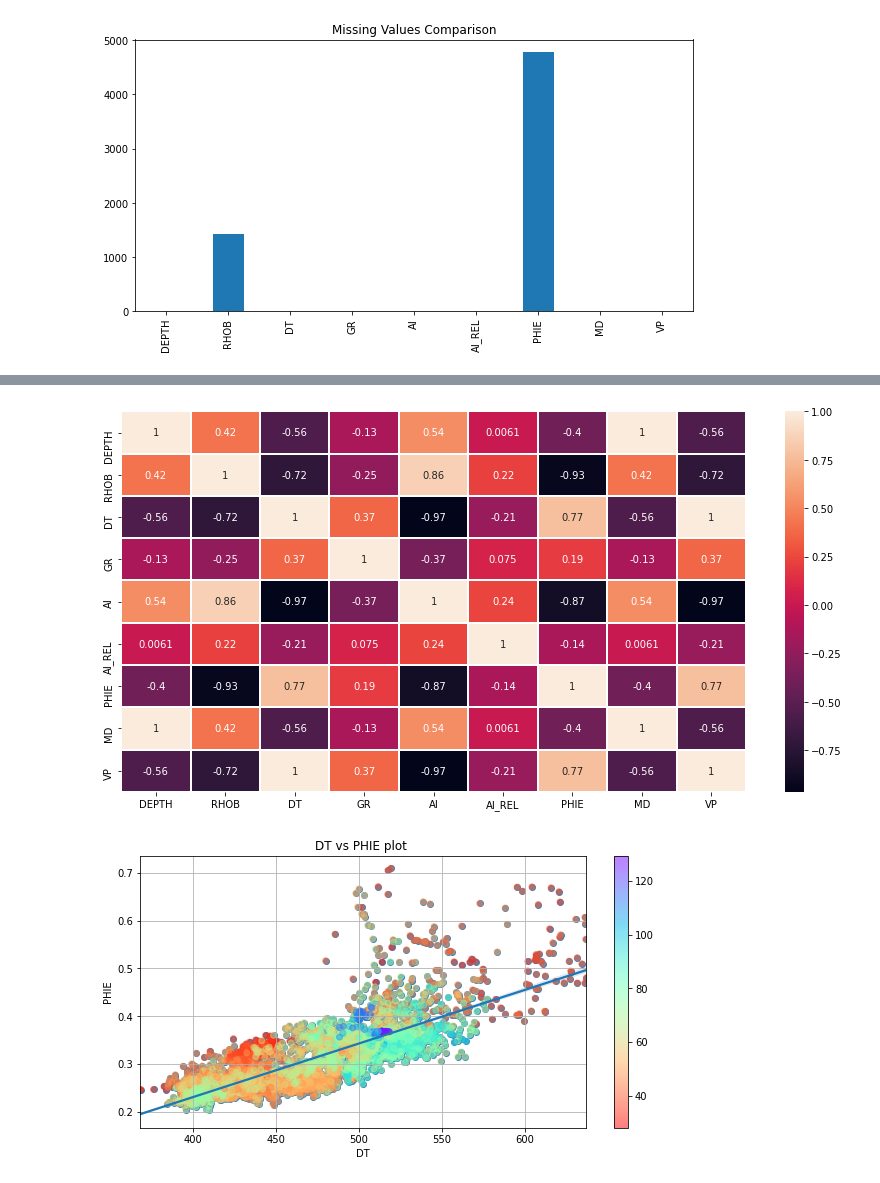
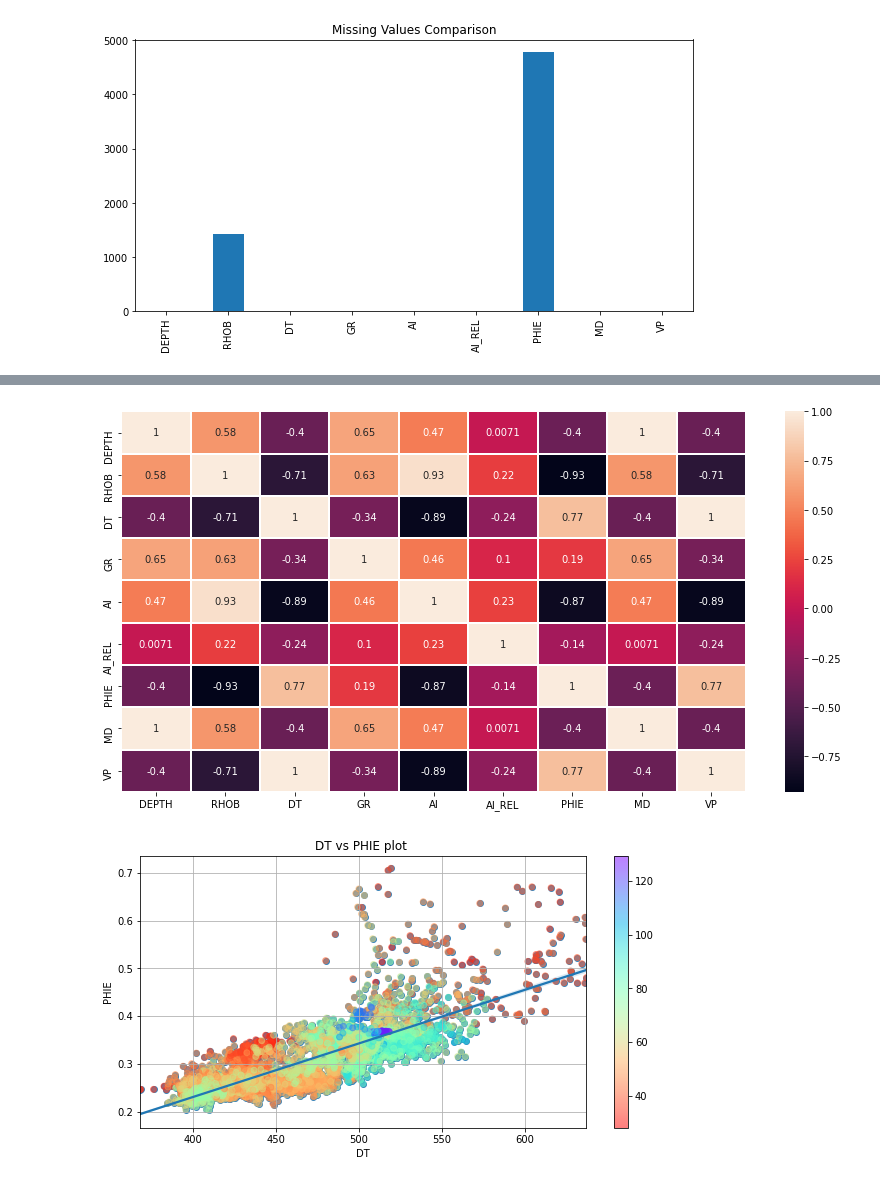
Before and after one commit to Dr-Islam/Learn, a Jupyter notebook: Day6_of_10_IA.ipynb, the cells around one changed output, grey strips where cells are left out. Saved outputs shown, nothing was run; the diff lists cells and outputs as text; code cells hidden in the pictures.

```diff
--- a/Day6_of_10_IA.ipynb
+++ b/Day6_of_10_IA.ipynb
@@ -92,8 +92,10 @@ df.isnull().sum().plot(kind = 'bar', title = 'Missing Values Comparison', figsiz
 [figure]
 # %%
 #3. Create a copy of the data frame and drop the NAN values
+df_copy=df
 #4. Use the other copy to fill-in NAN values
-df_edited=df.dropna()
-df_edited.describe()
+#fill by interpolation (polynomial)
+df_copy=df.interpolate(method='polynomial', order=2, limit_direction='backward')
+df_copy.describe()
 # %% [output]
 |  | DEPTH | RHOB | DT | GR | AI | AI_REL | PHIE | MD | VP |
@@ -108,10 +110,10 @@ df_edited.describe()
 # %%
 #5. Which option do you prefer to work with regarding the relationship with PHIE and DT or PHIE and RHOB
 # heatmap to show the correlation
 fig, ax = plt.subplots(figsize=(14,7))
-sb.heatmap(df_edited.corr(), annot= True,linewidths=0.1);
+sb.heatmap(df_copy.corr(), annot= True,linewidths=0.1);
 # %% [output]
-[figure, old version]
+[figure, new version]
 # %%
 # plot PHIE and DT with regression
 plt.figure(figsize=(10,5))
```
Also changed, not shown: parts of 2 cells of this notebook, 7 other files.
